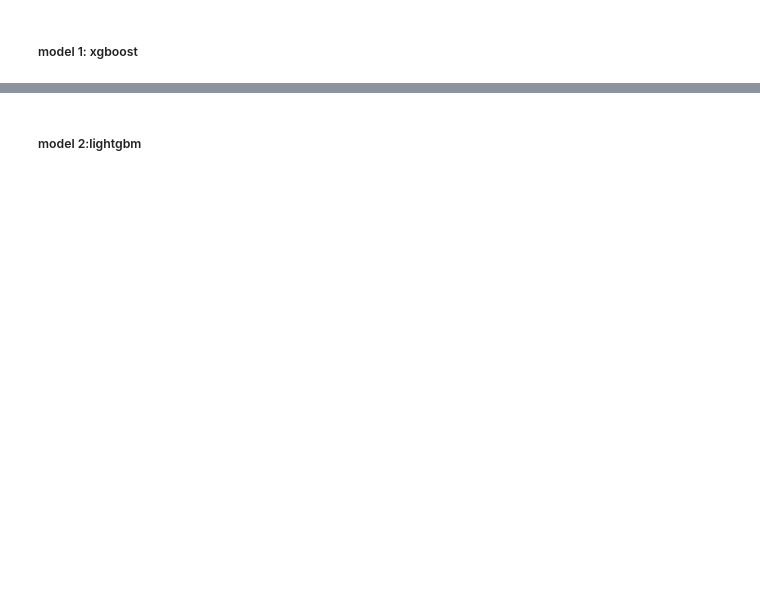
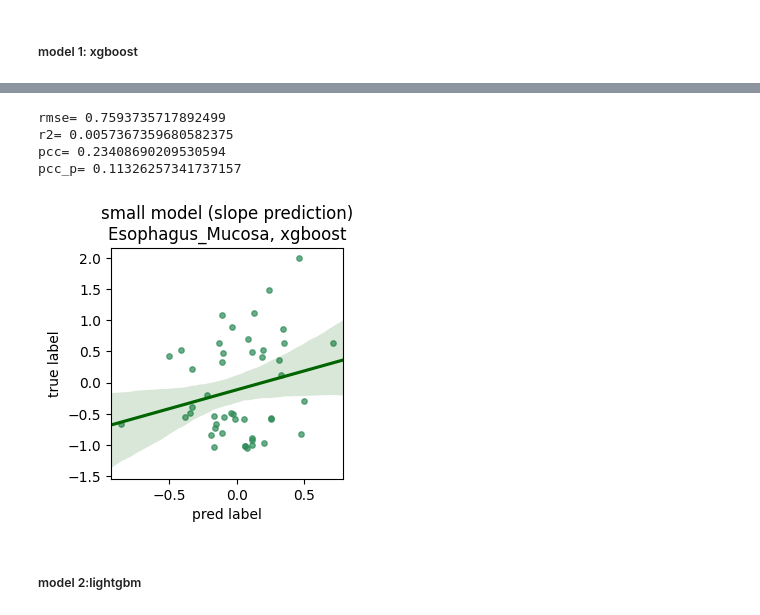
Before and after one commit to Liuzhe30/DNAMutBenchMark, a Jupyter notebook: experiments/machine_learning/eqtl_prediction/slope_prediction/dnabert2/Esophagus_Mucosa_seed17.ipynb, the cells around one changed output, grey strips where cells are left out. Saved outputs shown, nothing was run; the diff lists cells and outputs as text; code cells hidden in the pictures; blank space fills up the shorter version.

```diff
--- a/experiments/machine_learning/eqtl_prediction/slope_prediction/dnabert2/Esophagus_Mucosa_seed17.ipynb
+++ b/experiments/machine_learning/eqtl_prediction/slope_prediction/dnabert2/Esophagus_Mucosa_seed17.ipynb
@@ -79,30 +99,36 @@ gs.best_params_
 # %%
 ml_model = model_list[0]
-#clf_xgb = xgb.XGBRegressor(n_estimators=153, max_depth=2) # from grid search
-clf_xgb = xgb.XGBClassifier(n_estimators=gs.best_params_['n_estimators'], max_depth=gs.best_params_['max_depth']) # from grid search
+clf_xgb = xgb.XGBRegressor(n_estimators=gs.best_params_['n_estimators'], max_depth=gs.best_params_['max_depth']) # from grid search
+
 clf_xgb.fit(X_train,Y_train)
 
 y_pred = clf_xgb.predict(X_test)
 
 rmse = np.sqrt(mean_squared_error(Y_test, y_pred))
 r2 = r2_score(Y_test, y_pred)
 pcc = pearsonr(Y_test, y_pred)[0]
 pcc_p = pearsonr(Y_test, y_pred)[1]
 
 print('rmse=',rmse)
 print('r2=',r2)
 print('pcc=',pcc)
 print('pcc_p=',pcc_p)
 
 ax = plt.subplots(figsize=(3,3))
 plt.ylabel("true label")
 plt.xlabel("pred label")
 sns.regplot(x=y_pred,y=Y_test,x_jitter = 0.15,y_jitter = 0.15,
             scatter_kws = {'color':'#2E8B57','alpha':0.7,'s':15}, line_kws={"color": "#006400"},truncate=False)
 plt.title('small model (slope prediction)\n' + tissue + ', ' + ml_model)
 
 plt.savefig(image_path + 'cm-small-slope-' + tissue + '-' + ml_model + '.png',dpi=300, bbox_inches = 'tight')
 plt.show()
+# %% [output]
+rmse= 0.7593735717892499
+r2= 0.0057367359680582375
+pcc= 0.23408690209530594
+pcc_p= 0.11326257341737157
+[figure, added]
 # %% [markdown]
 ##### model 2:lightgbm
 # %%
```
Also changed, not shown: parts of 17 cells of this notebook, 13 other files.
